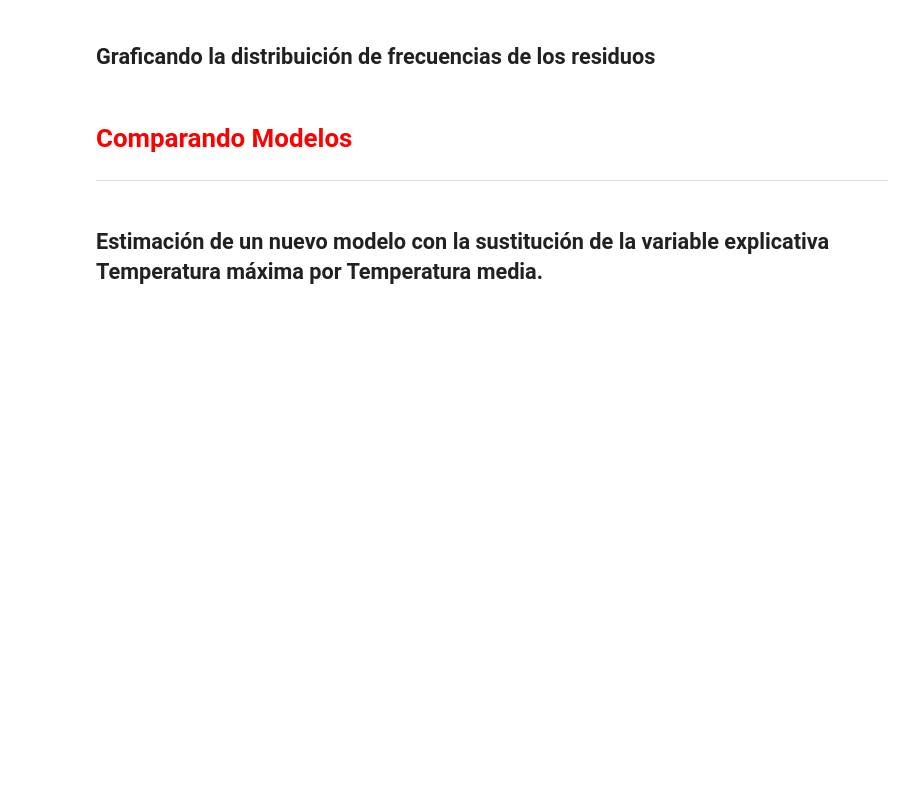
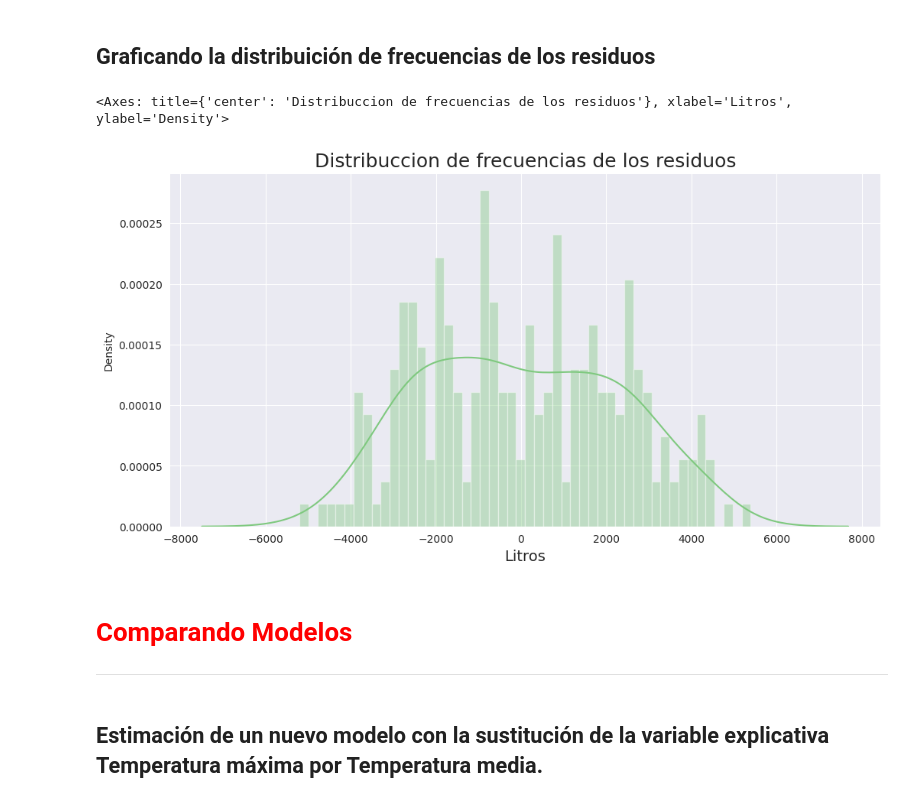
Before and after one commit to AdrianCPC/Profundizando_analisis_de_datos, a Jupyter notebook: Regresion_lineal.ipynb, the cells around one changed output. Cells and saved outputs as stored; diff of their text form; code cells hidden in the pictures; blank space fills up the shorter version.

```diff
--- a/Regresion_lineal.ipynb
+++ b/Regresion_lineal.ipynb
@@ -447,5 +573,15 @@ Fuente: Econometria Básica - 5ª edición - Gujarati y Porter
 # %% [markdown]
 ## Graficando la distribuición de frecuencias de los residuos
+# %%
+
+ax=sns.distplot(residuo, bins=50)
+ax.figure.set_size_inches(12,6)
+ax.set_title('Distribuccion de frecuencias de los residuos', fontsize=18)
+ax.set_xlabel('Litros', fontsize=14)
+ax
+# %% [output]
+<Axes: title={'center': 'Distribuccion de frecuencias de los residuos'}, xlabel='Litros', ylabel='Density'>
+[figure, added]
 # %% [markdown]
 # <font color='red' style='font-size: 30px;'>Comparando Modelos</font>
 
```
Also changed, not shown: parts of 39 cells of this notebook.
